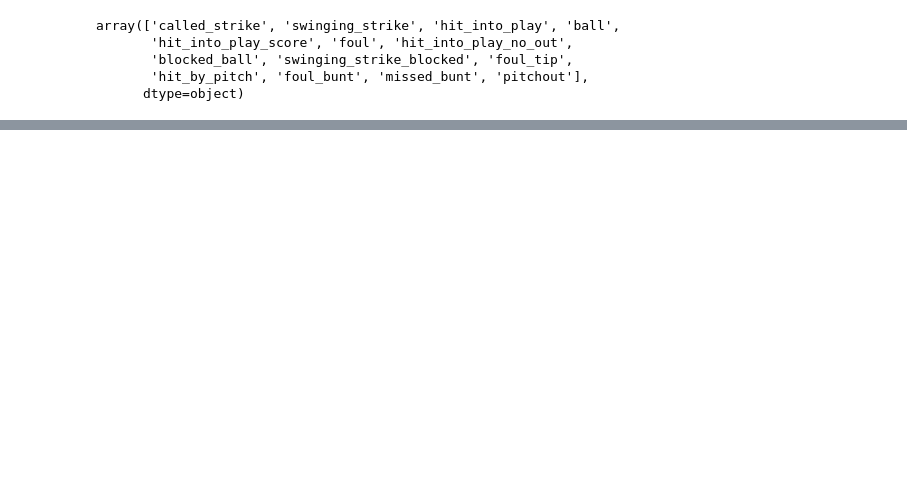
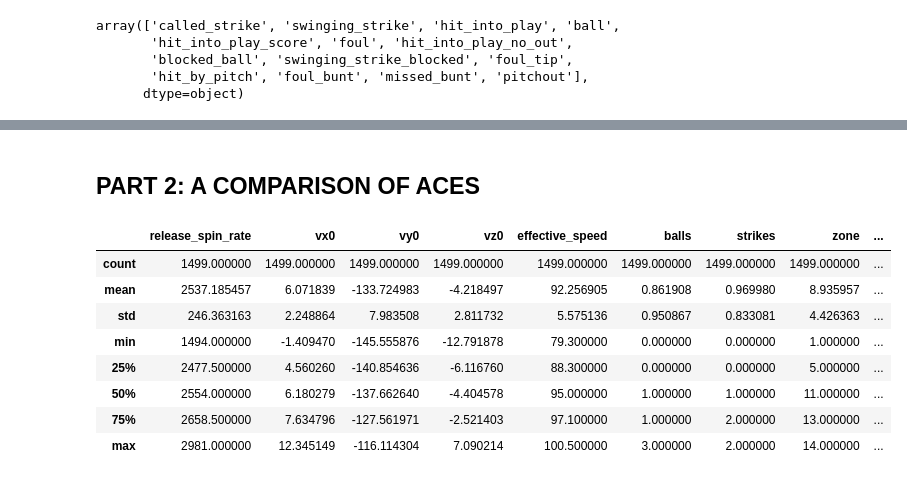
Before and after one commit to konstanzer/Ace_versus_Ace, a Jupyter notebook: notebooka/EDA.ipynb, the cells around one changed output, grey strips where cells are left out. Saved outputs shown, nothing was run; the diff lists cells and outputs as text; code cells hidden in the pictures; blank space fills up the shorter version.

```diff
--- a/notebooka/EDA.ipynb
+++ b/notebooka/EDA.ipynb
@@ -202,0 +216,2 @@ ValueError: all the input array dimensions for the concatenation axis must match
+# %%
+df2 = pd.concat([df2, arr, arr2], axis=1)
@@ -202,0 +238,8 @@ ValueError: all the input array dimensions for the concatenation axis must match
+# %% [markdown]
+## PART 2: A COMPARISON OF ACES
+# %%
+cole_df = df2[df2.player_name=='Gerrit Cole']
+cole_df = cole_df.drop(['pitcher', 'game_type', 'game_year', 'pitch_name', 'pitch_type', 'pitch_number',
+             'release_speed', 'description'], axis=1)
+#This creates a boolean dataframe of all rows and only columns with at least 1 nonzero value.
+cole_df = cole_df.loc[:, (cole_df != 0).any(axis=0)]
@@ -202,0 +252,12 @@ ValueError: all the input array dimensions for the concatenation axis must match
+# %%
+cole_df.describe()
+# %% [output]
+|  | release_spin_rate | vx0 | vy0 | vz0 | effective_speed | balls | strikes | zone | ... |
+| count | 1499.000000 | 1499.000000 | 1499.000000 | 1499.000000 | 1499.000000 | 1499.000000 | 1499.000000 | 1499.000000 | ... |
+| mean | 2537.185457 | 6.071839 | -133.724983 | -4.218497 | 92.256905 | 0.861908 | 0.969980 | 8.935957 | ... |
+| std | 246.363163 | 2.248864 | 7.983508 | 2.811732 | 5.575136 | 0.950867 | 0.833081 | 4.426363 | ... |
+| min | 1494.000000 | -1.409470 | -145.555876 | -12.791878 | 79.300000 | 0.000000 | 0.000000 | 1.000000 | ... |
+| 25% | 2477.500000 | 4.560260 | -140.854636 | -6.116760 | 88.300000 | 0.000000 | 0.000000 | 5.000000 | ... |
+| 50% | 2554.000000 | 6.180279 | -137.662640 | -4.404578 | 95.000000 | 1.000000 | 1.000000 | 11.000000 | ... |
+| 75% | 2658.500000 | 7.634796 | -127.561971 | -2.521403 | 97.100000 | 1.000000 | 2.000000 | 13.000000 | ... |
+| max | 2981.000000 | 12.345149 | -116.114304 | 7.090214 | 100.500000 | 3.000000 | 2.000000 | 14.000000 | ... |
```
Also changed, not shown: parts of 25 cells of this notebook, 2 other files.
